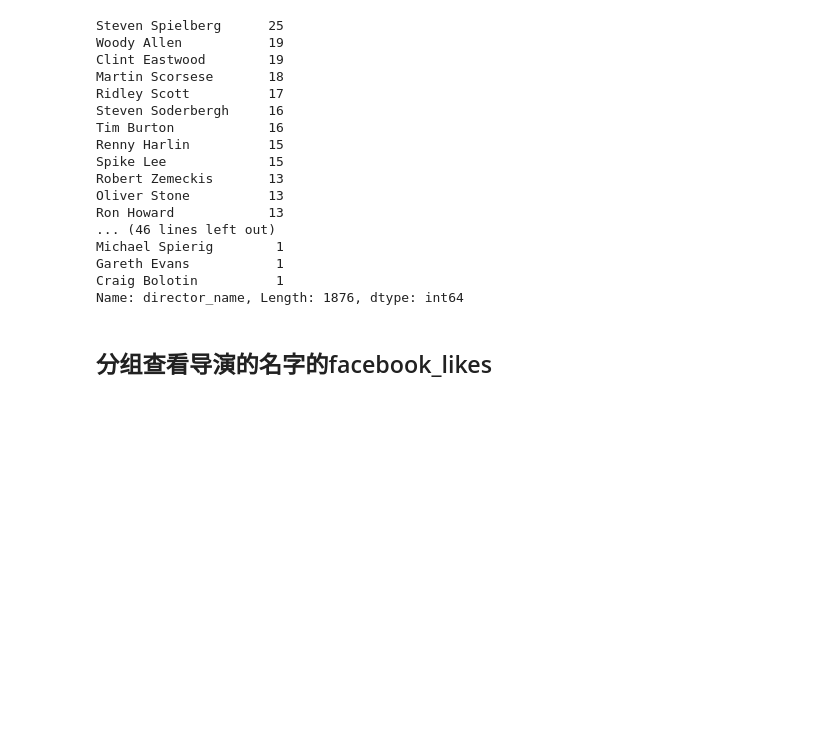
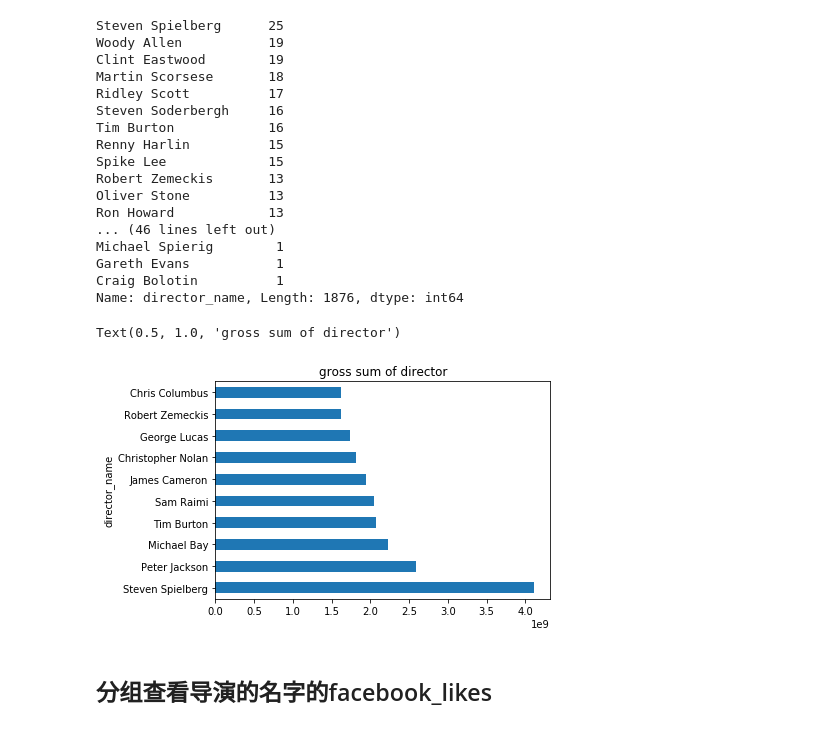
Before and after one commit to yuyi-7/Design-for-course, a Jupyter notebook: movie/movie.ipynb, the cells around one changed output. Saved outputs shown, nothing was run; the diff lists cells and outputs as text; code cells hidden in the pictures; blank space fills up the shorter version.

```diff
--- a/movie/movie.ipynb
+++ b/movie/movie.ipynb
@@ -278,6 +278,12 @@ Michael Spierig        1
 Gareth Evans           1
 Craig Bolotin          1
 Name: director_name, Length: 1876, dtype: int64
+# %%
+data_['gross'].groupby(data_['director_name']).sum().sort_values(ascending=False)[:10].plot(kind='barh')
+plt.title('gross sum of director')
+# %% [output]
+Text(0.5, 1.0, 'gross sum of director')
+[figure, added]
 # %% [markdown]
 ## 分组查看导演的名字的facebook_likes
 # %%
```
Also changed, not shown: parts of 56 cells of this notebook.
